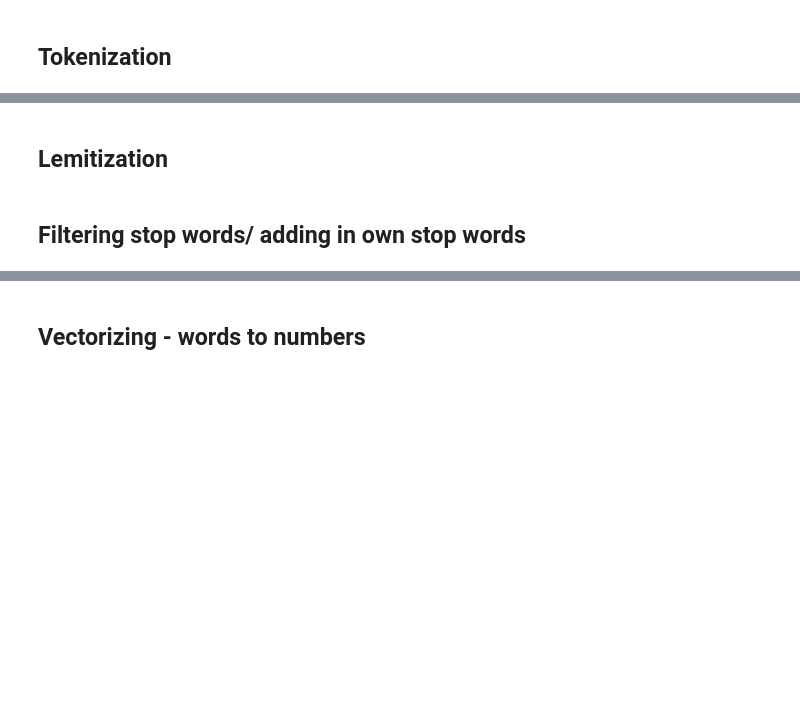
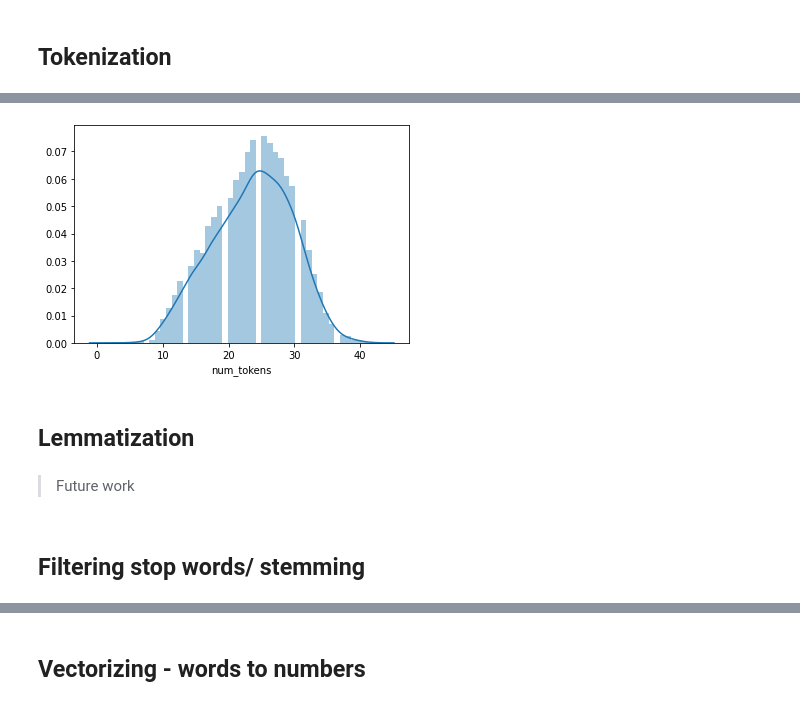
Before and after one commit to jhusney1/Tweet-Sentiment-Analysis, a Jupyter notebook: student.ipynb, the cells around one changed output, grey strips where cells are left out. Cells and saved outputs as stored; diff of their text form; code cells hidden in the pictures; blank space fills up the shorter version.

```diff
--- a/student.ipynb
+++ b/student.ipynb
@@ -33,3 +25,32 @@ import matplotlib.pyplot as plt
+# %%
+import pandas as pd
+import numpy as np
+import matplotlib.pyplot as plt
+import seaborn as sns
+%matplotlib inline
+
+from sklearn.model_selection import train_test_split
+from sklearn.feature_extraction.text import CountVectorizer
+from sklearn.pipeline import Pipeline
+from sklearn.feature_extraction.text import TfidfVectorizer
+from sklearn.ensemble import RandomForestClassifier
+from sklearn.naive_bayes import MultinomialNB
+
+
+from sklearn.metrics import confusion_matrix, classification_report, accuracy_score
+
+import nltk
+from nltk.corpus import stopwords
+from nltk import word_tokenize, FreqDist
+# nltk.download('stopwords')
+from nltk.stem import SnowballStemmer
+import re
+
+import spacy
+# Load model to return language object
+nlp = spacy.load('en_core_web_sm')
+
+from wordcloud import WordCloud
 # %%
 df = pd.read_csv('tweet_sentiment.csv',encoding='latin1')
 # %% [markdown]
@@ -223,2 +277,6 @@ print(accuracy_score(y_test, predictions))
 # %% [markdown]
 ## <a id='tokenization'>Tokenization</a>
+# %%
+# Creating 'doc' col which will store all of our tweet_texts as docs
+df['doc'] = [nlp(text) for text in df.tweet_text]
+df.sample(3)
@@ -225,4 +288,13 @@ print(accuracy_score(y_test, predictions))
+# %%
+# Sum the number of tokens in each Doc
+df['num_tokens'] = [len(token) for token in df.doc]
+# Visualize histogram of tokens per tweet
+g = sns.distplot(df.num_tokens)
+# %% [output]
+[figure, added]
 # %% [markdown]
-## <a id='lemitization'>Lemitization</a>
+## <a id='lemmatization'>Lemmatization</a>
+# %% [markdown]
+> Future work
 # %% [markdown]
-## <a id='stop_words'>Filtering stop words/ adding in own stop words</a>
+## <a id='stop_words'>Filtering stop words/ stemming</a>
```
Also changed, not shown: parts of 42 cells of this notebook, 1 other file.
